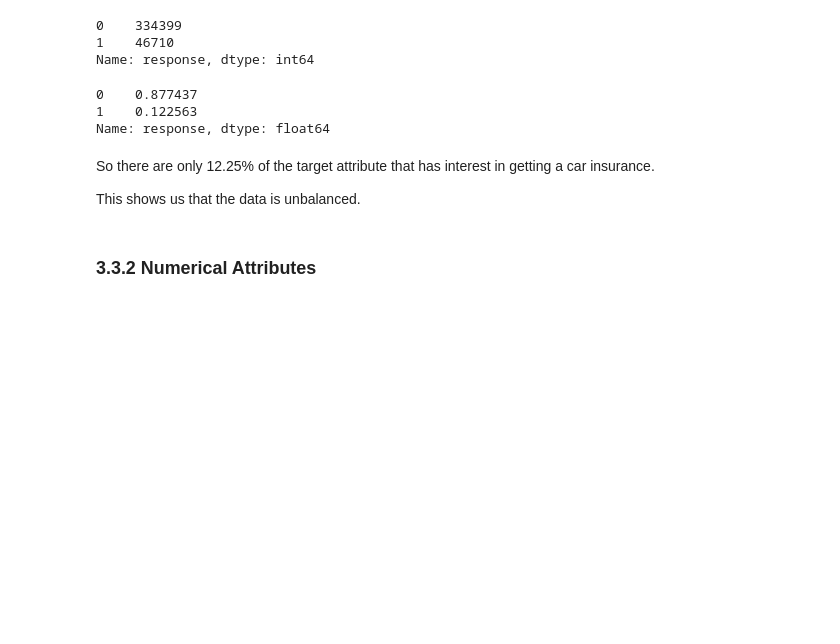
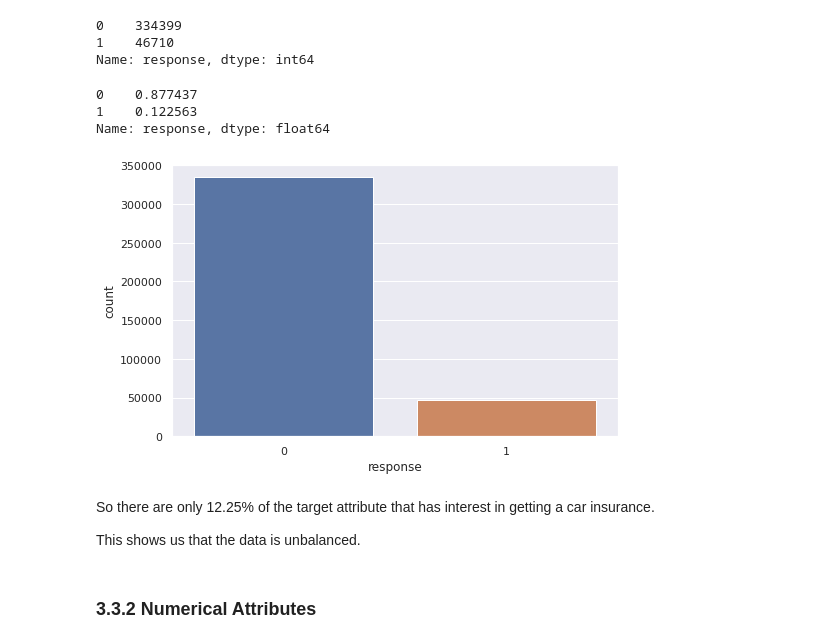
Before and after one commit to AlvaroMatsuda/Insurance_All, a Jupyter notebook: Health_Insurance_Cross_Sell_Project.ipynb, the cells around one changed output. Drawn from its saved outputs; the diff is of its cells as text; code cells hidden in the pictures; blank space fills up the shorter version.

```diff
--- a/Health_Insurance_Cross_Sell_Project.ipynb
+++ b/Health_Insurance_Cross_Sell_Project.ipynb
@@ -67,6 +67,11 @@ The product team selected 127 thousand new customers to participate in a marketi
 import pandas as pd
 import numpy as np
 import statistics as st
+
+# Data Visualization
+from matplotlib import pyplot as plt
+import seaborn as sns
+sns.set_theme()
 
 # General Utilities
 import pickle
@@ -296,6 +301,11 @@ df3['response'].value_counts(normalize=True)
 0    0.877437
 1    0.122563
 Name: response, dtype: float64
+# %%
+plt.figure(figsize=[8, 5])
+sns.countplot(data=df3, x='response');
+# %% [output]
+[figure, added]
 # %% [markdown]
 So there are only 12.25% of the target attribute that has interest in getting a car insurance.
 
```
Also changed, not shown: parts of 3 cells of this notebook.
